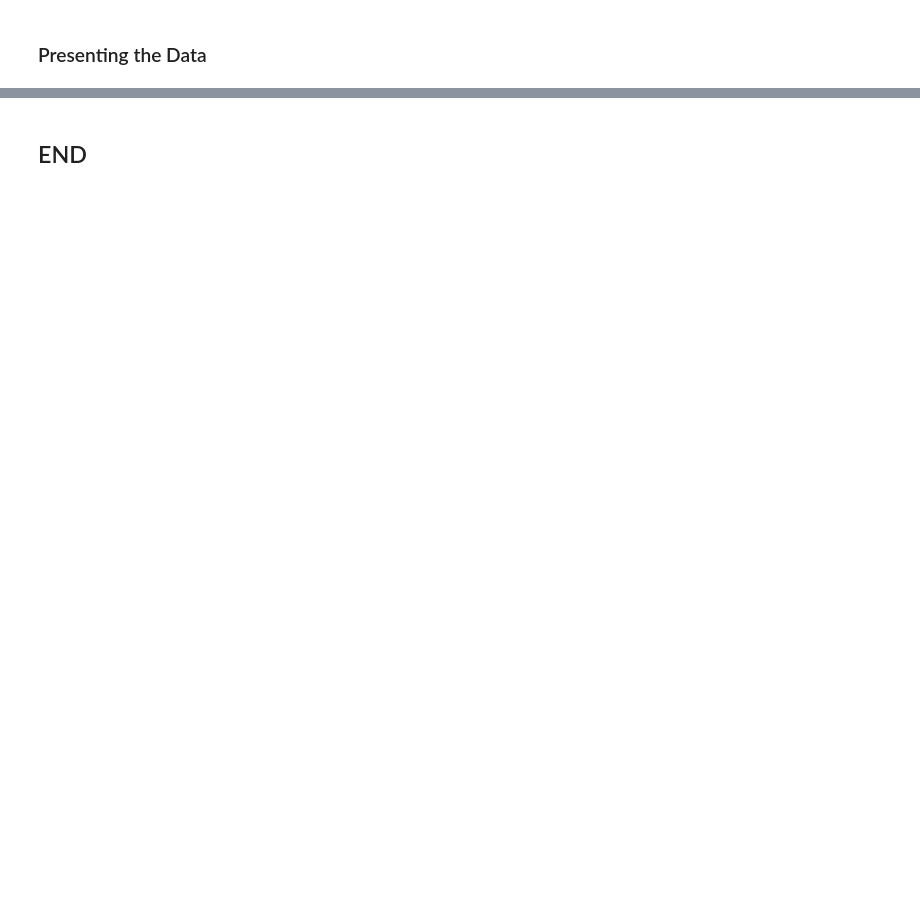
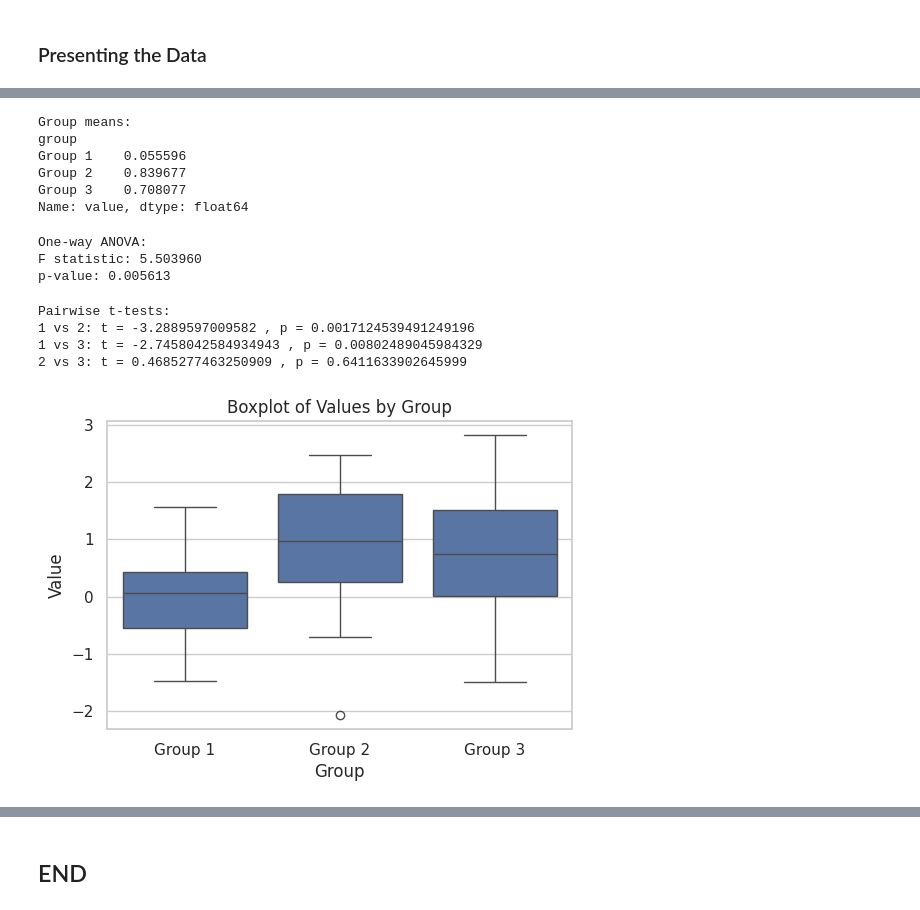
Before and after one commit to GraceMarySmyth/applied-statistics-assessment, a Jupyter notebook: problems.ipynb, the cells around one changed output, grey strips where cells are left out. Drawn from its saved outputs; the diff is of its cells as text; code cells hidden in the pictures; blank space fills up the shorter version.

```diff
--- a/problems.ipynb
+++ b/problems.ipynb
@@ -1712,0 +1720,41 @@ Comparison  Statistic  p-value  Lower CI  Upper CI
+# %%
+
+# Generate data
+n = 30
+df = pd.DataFrame({
+    "value": np.concatenate([
+        np.random.normal(0.0, 1.0, n),
+        np.random.normal(0.5, 1.0, n),
+        np.random.normal(1.0, 1.0, n)
+    ]),
+    "group": ["Group 1"] * n + ["Group 2"] * n + ["Group 3"] * n
+})
+# %%
+# Sample means
+print("Group means:")
+print(df.groupby("group")["value"].mean())
+print()
+# %% [output]
+Group means:
+group
+Group 1    0.055596
+Group 2    0.839677
+Group 3    0.708077
+Name: value, dtype: float64
+# %%
+# One-way ANOVA
+# Extract the three groups from the dataframe
+group1 = df[df["group"] == "Group 1"]["value"]
+group2 = df[df["group"] == "Group 2"]["value"]
+group3 = df[df["group"] == "Group 3"]["value"]
+
+# Perform one-way ANOVA on the actual data
+F_stat, p_anova = stats.f_oneway(group1, group2, group3)
+print("One-way ANOVA:")
+print(f"F statistic: {F_stat:.6f}")
+print(f"p-value: {p_anova:.6f}")
+print()
+# %% [output]
+One-way ANOVA:
+F statistic: 5.503960
+p-value: 0.005613
@@ -1712,0 +1767,23 @@ Comparison  Statistic  p-value  Lower CI  Upper CI
+# %%
+print("Pairwise t-tests:")
+print("1 vs 2: t =", t12, ", p =", p12)
+print("1 vs 3: t =", t13, ", p =", p13)
+print("2 vs 3: t =", t23, ", p =", p23)
+# %% [output]
+Pairwise t-tests:
+1 vs 2: t = -3.2889597009582 , p = 0.0017124539491249196
+1 vs 3: t = -2.7458042584934943 , p = 0.00802489045984329
+2 vs 3: t = 0.4685277463250909 , p = 0.6411633902645999
+# %%
+sns.set(style="whitegrid")
+
+plt.figure(figsize=(6, 4))
+sns.boxplot(data=df, x="group", y="value")
+plt.title("Boxplot of Values by Group")
+plt.suptitle("")  # removes automatic pandas subtitle
+plt.xlabel("Group")
+plt.ylabel("Value")
+plt.show()# Mathematical functions from the standard library
+# https://docs.python.org/3/library/math.html
+# %% [output]
+[figure, added]
```
Also changed, not shown: parts of 57 cells of this notebook.
